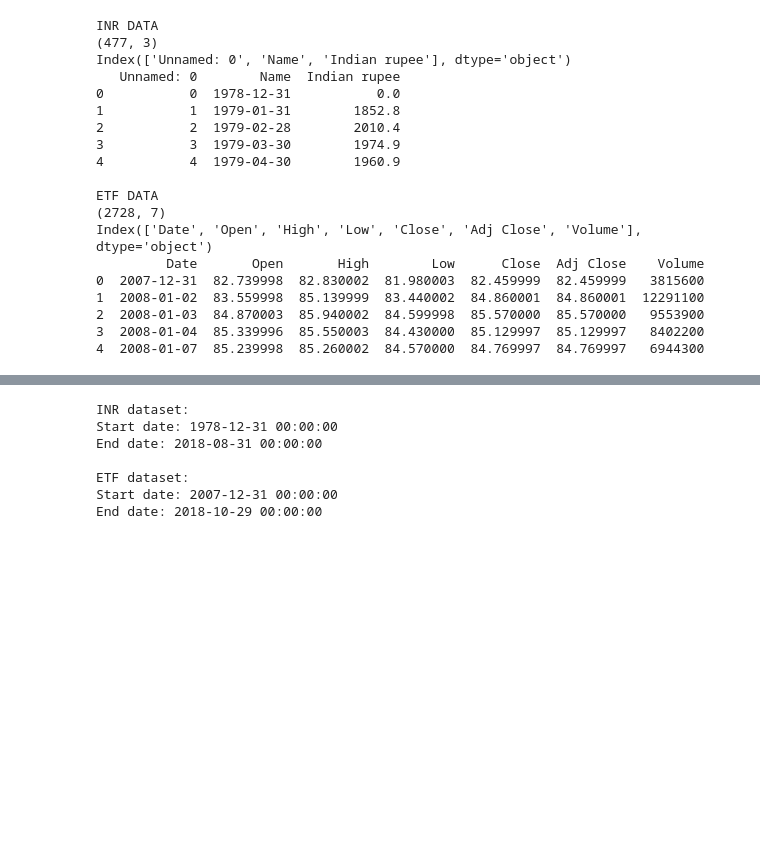
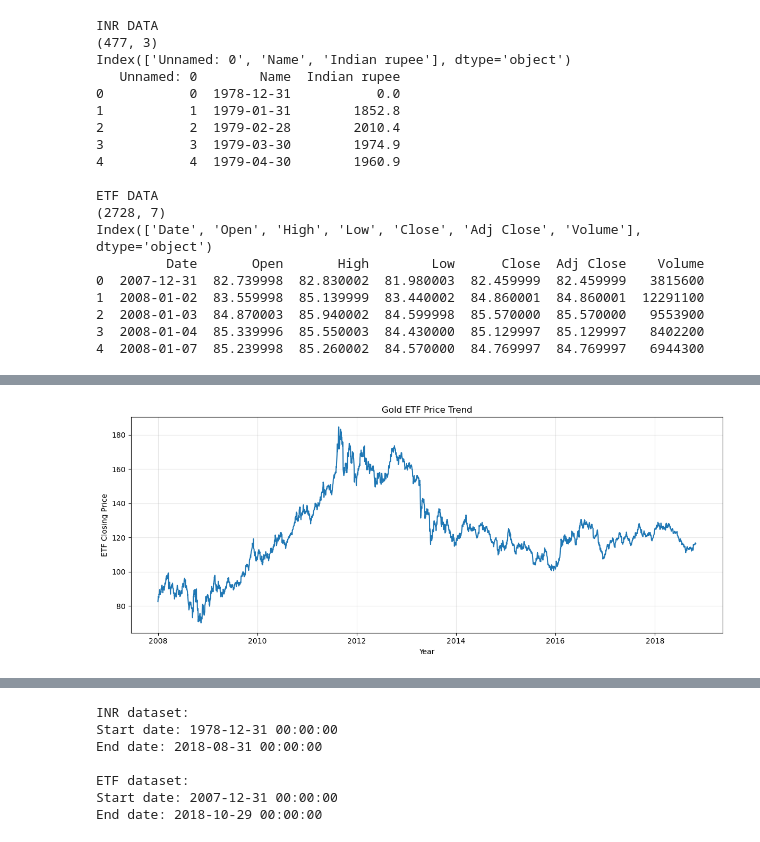
Before and after one commit to soniyakhandare/GoldSense, a Jupyter notebook: notebooks/GoldSense_Data_Cleaning_EDA.ipynb, the cells around one changed output, grey strips where cells are left out. Drawn from its saved outputs; the diff is of its cells as text; code cells hidden in the pictures; blank space fills up the shorter version.

```diff
--- a/notebooks/GoldSense_Data_Cleaning_EDA.ipynb
+++ b/notebooks/GoldSense_Data_Cleaning_EDA.ipynb
@@ -67,0 +98,16 @@ dtype: int64
+# %%
+# Gold ETF price trend
+
+plt.figure(figsize=(12, 5))
+
+plt.plot(df_etf["Date"], df_etf["Close"])
+
+plt.title("Gold ETF Price Trend")
+plt.xlabel("Year")
+plt.ylabel("ETF Closing Price")
+plt.grid(True, alpha=0.3)
+
+plt.tight_layout()
+plt.show()
+# %% [output]
+[figure, added]
```
Also changed, not shown: parts of 10 cells of this notebook.
